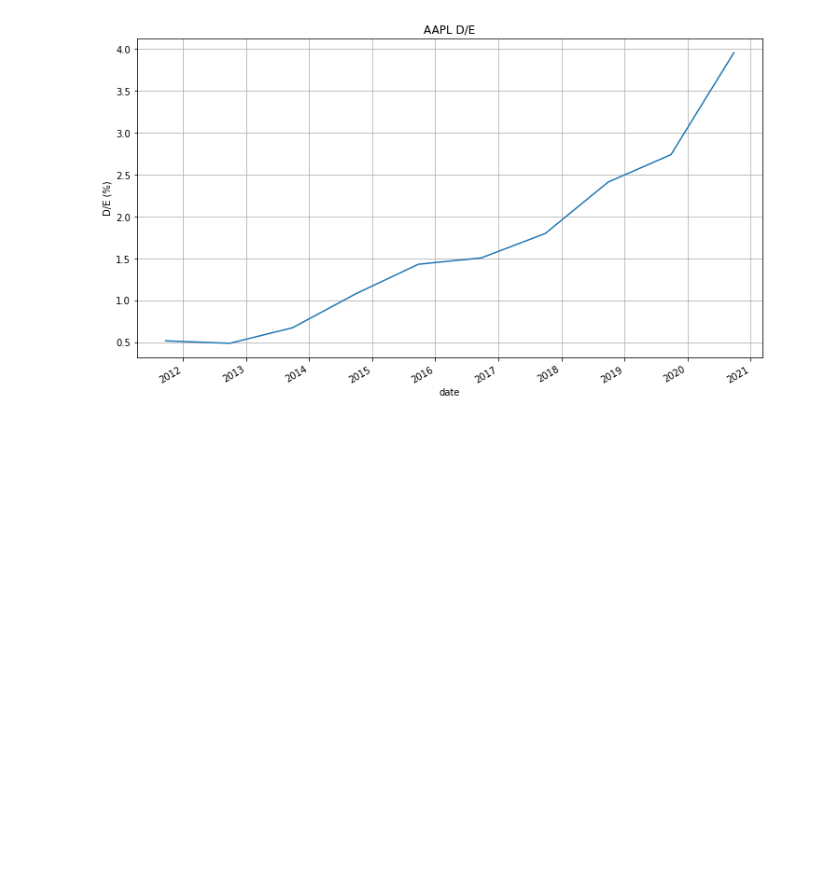
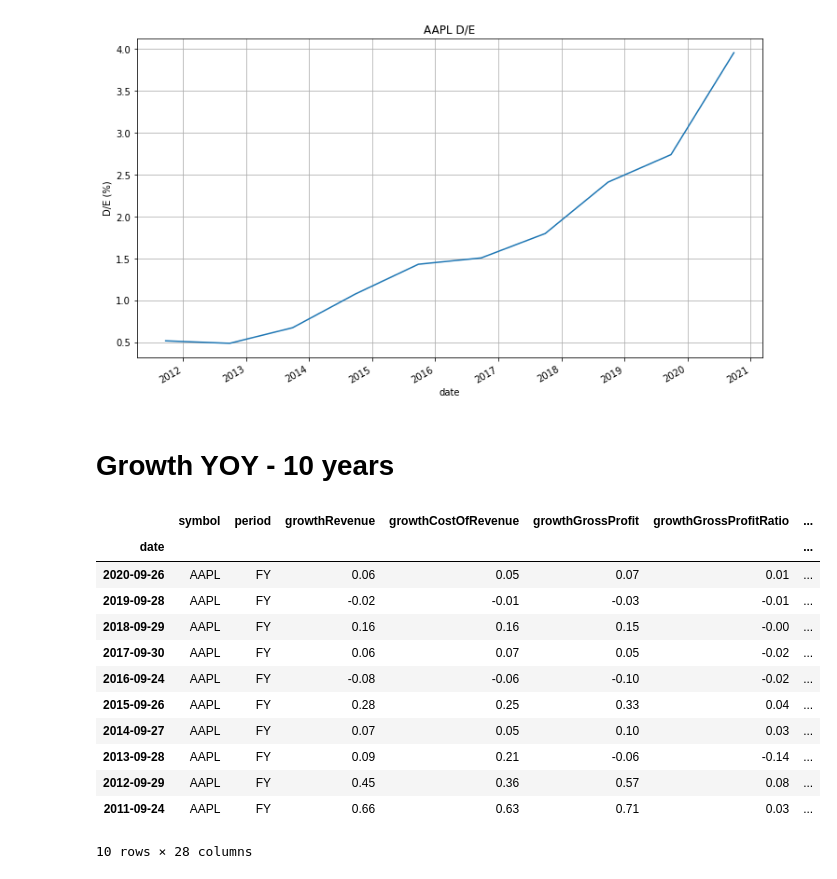
Before and after one commit to dbogatic/value_investing, a Jupyter notebook: intrinsic_value.ipynb, the cells around one changed output. Saved outputs shown, nothing was run; the diff lists cells and outputs as text; code cells hidden in the pictures; blank space fills up the shorter version.

Commit message:
income growth

```diff
--- a/intrinsic_value.ipynb
+++ b/intrinsic_value.ipynb
@@ -156,3 +156,26 @@ income['eps'].astype('float').plot(figsize= (12,7), grid=True, title=f'{ticker}
 # %% [output]
 <AxesSubplot:title={'center':'AAPL D/E'}, xlabel='date', ylabel='D/E (%)'>
 [figure]
+# %% [markdown]
+# Growth YOY - 10 years
+# %%
+url = f'https://financialmodelingprep.com/api/v3/income-statement-growth/{ticker}?apikey={FMP_API_KEY}&limit=10'
+growth_income = requests.get(url).json()
+growth_income = pd.DataFrame(growth_income)
+growth_income['date'] = pd.to_datetime(growth_income['date'])
+growth_income = growth_income.set_index('date')
+growth_income
+# %% [output]
+|  | symbol | period | growthRevenue | growthCostOfRevenue | growthGrossProfit | growthGrossProfitRatio | ... |
+| date |  |  |  |  |  |  | ... |
+| 2020-09-26 | AAPL | FY | 0.06 | 0.05 | 0.07 | 0.01 | ... |
+| 2019-09-28 | AAPL | FY | -0.02 | -0.01 | -0.03 | -0.01 | ... |
+| 2018-09-29 | AAPL | FY | 0.16 | 0.16 | 0.15 | -0.00 | ... |
+| 2017-09-30 | AAPL | FY | 0.06 | 0.07 | 0.05 | -0.02 | ... |
+| 2016-09-24 | AAPL | FY | -0.08 | -0.06 | -0.10 | -0.02 | ... |
+| 2015-09-26 | AAPL | FY | 0.28 | 0.25 | 0.33 | 0.04 | ... |
+| 2014-09-27 | AAPL | FY | 0.07 | 0.05 | 0.10 | 0.03 | ... |
+| 2013-09-28 | AAPL | FY | 0.09 | 0.21 | -0.06 | -0.14 | ... |
+| 2012-09-29 | AAPL | FY | 0.45 | 0.36 | 0.57 | 0.08 | ... |
+| 2011-09-24 | AAPL | FY | 0.66 | 0.63 | 0.71 | 0.03 | ... |
+10 rows × 28 columns
```
Also changed, not shown: parts of 1 cell of this notebook.
